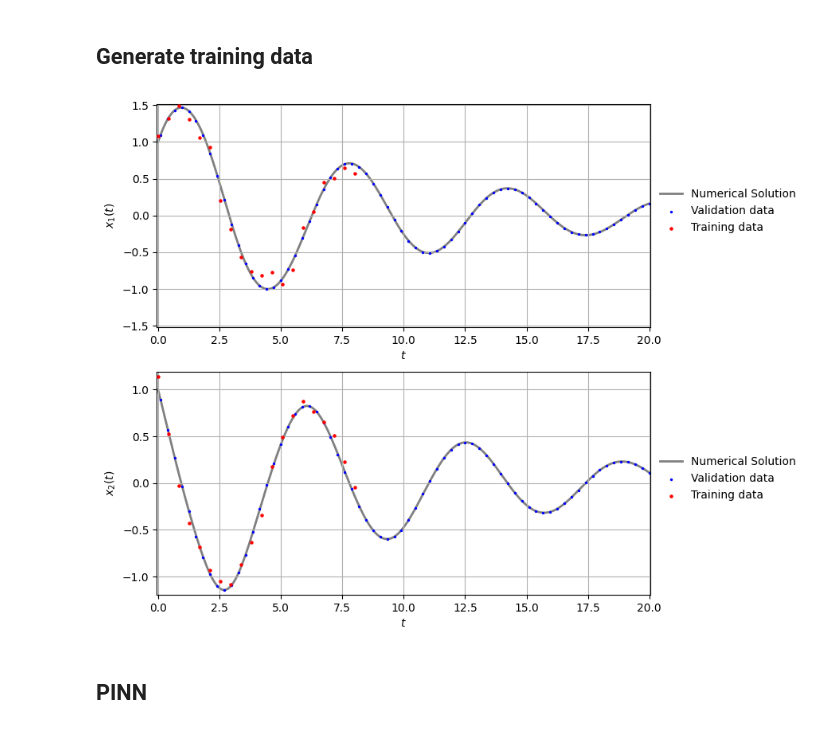
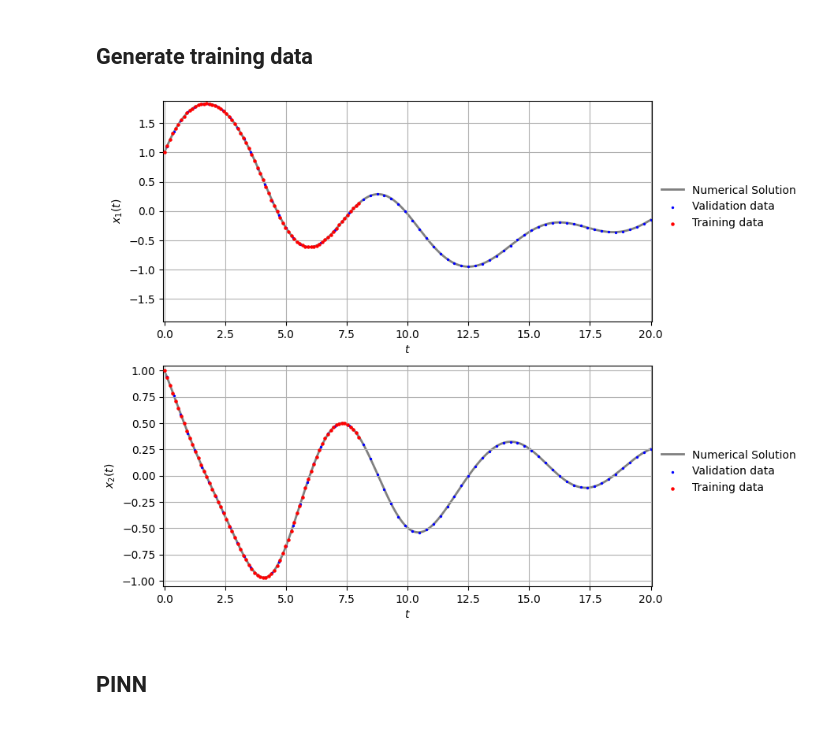
Before and after one commit to Mehdi-Haned/PINNs-Spring2025, a Jupyter notebook: systems/noisy_systems.ipynb, the cells around one changed output. Saved outputs shown, nothing was run; the diff lists cells and outputs as text; code cells hidden in the pictures.

```diff
--- a/systems/noisy_systems.ipynb
+++ b/systems/noisy_systems.ipynb
@@ -20,6 +21,8 @@ torch.manual_seed(12)
 X0 = [1, 1]
 b  = 0.2
 w0 = 1
+F  = 0.5
+W  = 0.23542
 
 # time domain
 ti = 0
@@ -36,9 +39,9 @@ def f1(x1, x2, t):
 
 def f2(x1, x2, t):
     if isinstance(x1, torch.Tensor) and isinstance(x1, torch.Tensor):
-        return -torch.sin(x1) - b*x2
+        return -(w0**2)*torch.sin(x1) - b*x2 + F*torch.cos(W*t)
     else:
-        return -np.sin(x1) - b*x2
+        return -(w0**2)*np.sin(x1)    - b*x2 + F*np.cos(W*t)
 
 # Numerical Solution
 def ODE(X, t):
@@ -54,10 +57,12 @@ x2_max   = torch.abs(x2).max().item()
 # solution.dtype = np.double
 
 # Pick points for training
-N_training = 20
+N_training = 70
+Noise_mean = 1
+Noise_std  = 0
+Noise      = torch.randn((N_training,2))*Noise_std + Noise_mean
 t_data  = torch.linspace(ti, tf*0.4, N_training).view(-1,1)
-training_data = solution[torch.searchsorted(t.flatten(), t_data.flatten()), :]
-training_data += torch.randn_like(training_data)*0.1
+training_data = solution[torch.searchsorted(t.flatten(), t_data.flatten()), :]*Noise
 x1_data = training_data[:,0].view(-1,1)
 x2_data = training_data[:,1].view(-1,1)
 
@@ -65,34 +70,34 @@ x2_data = training_data[:,1].view(-1,1)
 N_validation = 70
 t_val  = torch.linspace(ti+0.1, tf, N_validation).view(-1,1)
 validation_data = solution[torch.searchsorted(t.flatten(), t_val.flatten()), :]
 x1_val = validation_data[:,0].view(-1,1)
 x2_val = validation_data[:,1].view(-1,1)
 
 fig, axes = plt.subplots(nrows=2, ncols=1, figsize=(8, 8))
 
 axes[0].plot(t, x1, label="Numerical Solution", color='grey', lw=2, alpha=1, linestyle='-', zorder=1)
 axes[0].scatter(t_val, x1_val, color="blue", label="Validation data", s=2, zorder=2)
 axes[0].scatter(t_data, x1_data, color="red", label="Training data", s=5, zorder=3)
 axes[0].set_xlim(ti-.05, tf+0.05)
 axes[0].set_ylim(-x1_max-.05, x1_max+0.05)
 axes[0].set_xlabel('$t$')
 axes[0].set_ylabel('$x_1(t)$')
 axes[0].legend(frameon=False, loc=(1.01, 0.40))
 axes[0].grid()
 
 axes[1].plot(t, x2, label="Numerical Solution", color='grey', lw=2, alpha=1, linestyle='-', zorder=1)
 axes[1].scatter(t_val, x2_val, color="blue", label="Validation data", s=2, zorder=2)
 axes[1].scatter(t_data, x2_data, color="red", label="Training data", s=5, zorder=3)
 axes[1].set_xlim(ti-.05, tf+0.05)
 axes[1].set_ylim(-x2_max-.05, x2_max+0.05)
 axes[1].set_xlabel('$t$')
 axes[1].set_ylabel('$x_2(t)$')
 axes[1].legend(frameon=False, loc=(1.01, 0.40))
 axes[1].grid()
 
 plt.show()
 # %% [output]
-[figure, old version]
+[figure, new version]
 # %% [markdown]
 ## PINN
 # %%
```
Also changed, not shown: parts of 5 cells of this notebook, 2 other files.
